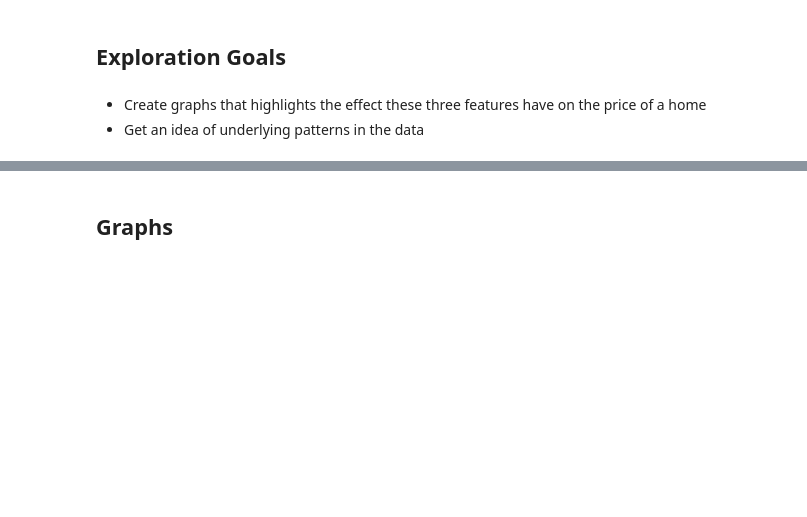
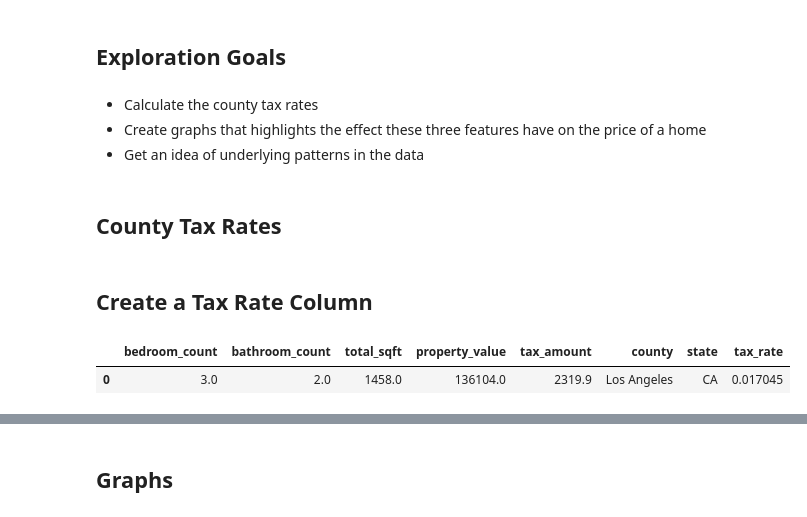
Before and after one commit to shayaltshue/zillow, a Jupyter notebook: main.ipynb, the cells around one changed output, grey strips where cells are left out. Saved outputs shown, nothing was run; the diff lists cells and outputs as text; code cells hidden in the pictures; blank space fills up the shorter version.

```diff
--- a/main.ipynb
+++ b/main.ipynb
@@ -90,5 +90,17 @@ memory usage: 749.4+ KB
 # %% [markdown]
 ## Exploration Goals
 # %% [markdown]
+* Calculate the county tax rates
 * Create graphs that highlights the effect these three features have on the price of a home
 * Get an idea of underlying patterns in the data
+# %% [markdown]
+## County Tax Rates
+# %% [markdown]
+## Create a Tax Rate Column
+# %%
+df['tax_rate'] = df.tax_amount / df.property_value
+# %%
+df.head(1)
+# %% [output]
+|  | bedroom_count | bathroom_count | total_sqft | property_value | tax_amount | county | state | tax_rate |
+| 0 | 3.0 | 2.0 | 1458.0 | 136104.0 | 2319.9 | Los Angeles | CA | 0.017045 |
```
Also changed, not shown: parts of 16 cells of this notebook.
